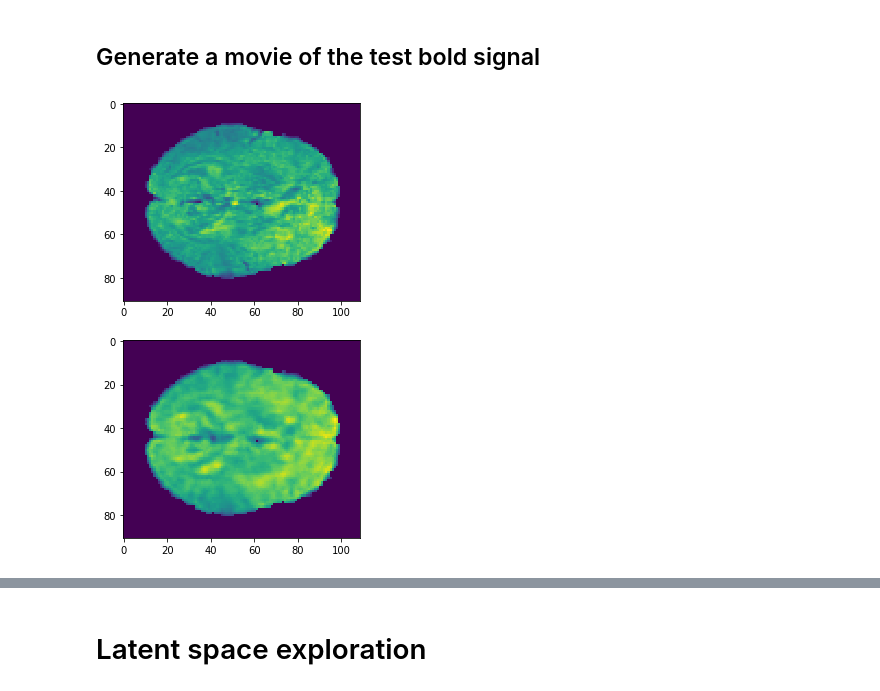
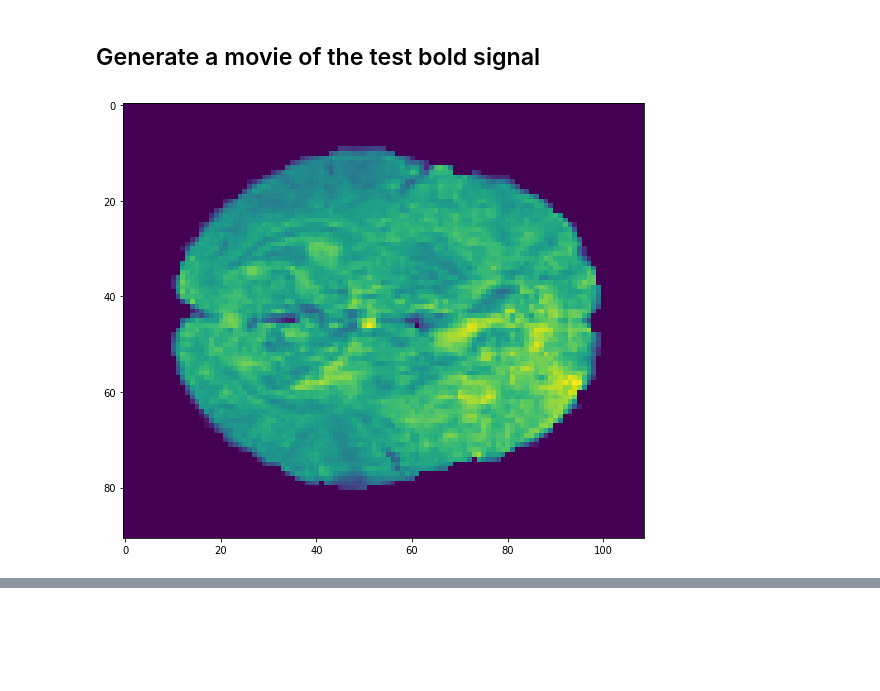
Before and after one commit to arthurmensch/deep-fmri, a Jupyter notebook: bold_movies.ipynb, the cells around one changed output, grey strips where cells are left out. Cells and saved outputs as stored; diff of their text form; code cells hidden in the pictures; blank space fills up the shorter version.

```diff
--- a/bold_movies.ipynb
+++ b/bold_movies.ipynb
@@ -85,26 +58,22 @@ plt.imshow(test_data[frame_idx, channel_idx, :, :, cut_idx], vmax=vmax);
 # %%
 def make_animation(frames, interval=200, fig=None):
     if fig is None:
-        fig, (ax1, ax2) = plt.subplots(2, 1, figsize=(12, 8))
+        fig = plt.figure(figsize=(12, 8))
 
-    im1 = ax1.imshow(frames[0][0], animated=True)
-    im2 = ax2.imshow(frames[0][1], animated=True)
+    im = plt.imshow(frames[0], animated=True)
 
     def updatefig(frame):
-        im1.set_array(frame[0])
-        im2.set_array(frame[1])
-        return im1, im2
+        im.set_array(frame)
+        return im,
 
     return animation.FuncAnimation(fig, updatefig, frames=frames,
                                    interval=interval, blit=True)
 
 
-anim = make_animation(list(zip(test_data[:, channel_idx, :, :, cut_idx], recs[:, channel_idx, :, :, cut_idx])))
+anim = make_animation(test_data[:, channel_idx, :, :, cut_idx])
 # %% [output]
-[figure, old version]
+[figure, new version]
 # %%
 HTML(anim.to_html5_video())
 # %% [output]
 [interactive output not drawn]
-# %% [markdown]
-# Latent space exploration
```
Also changed, not shown: parts of 5 cells of this notebook, 3 other files.
